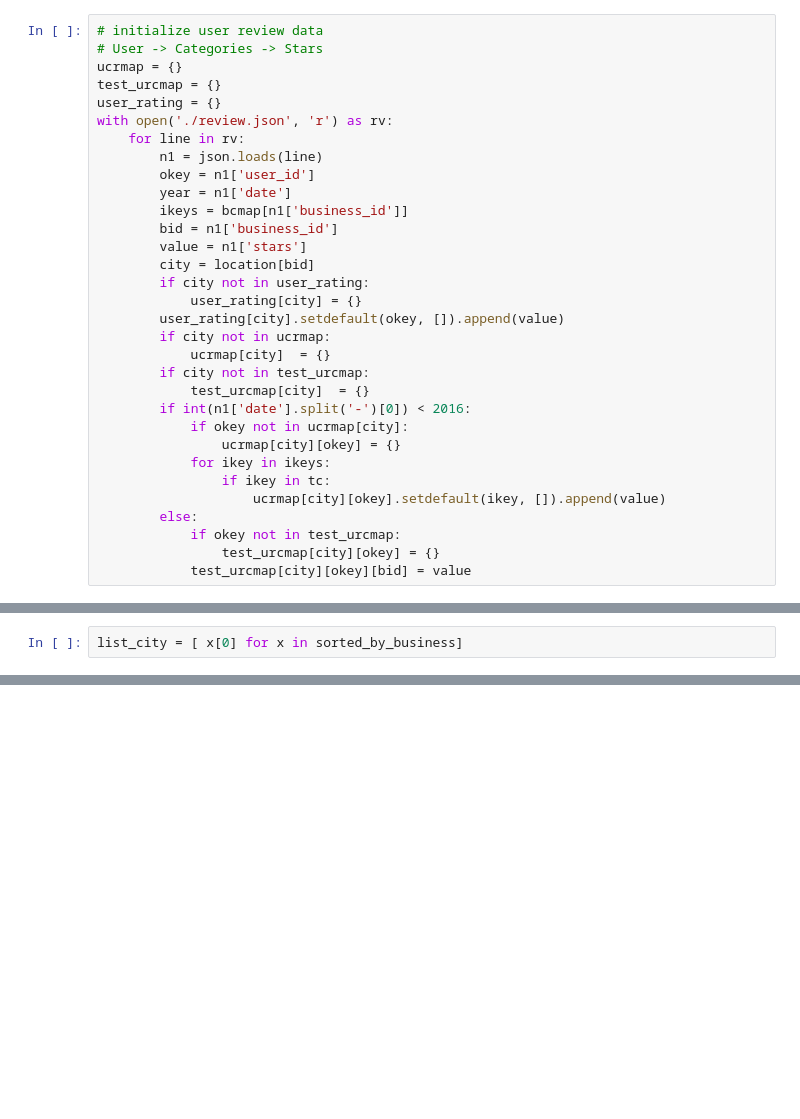
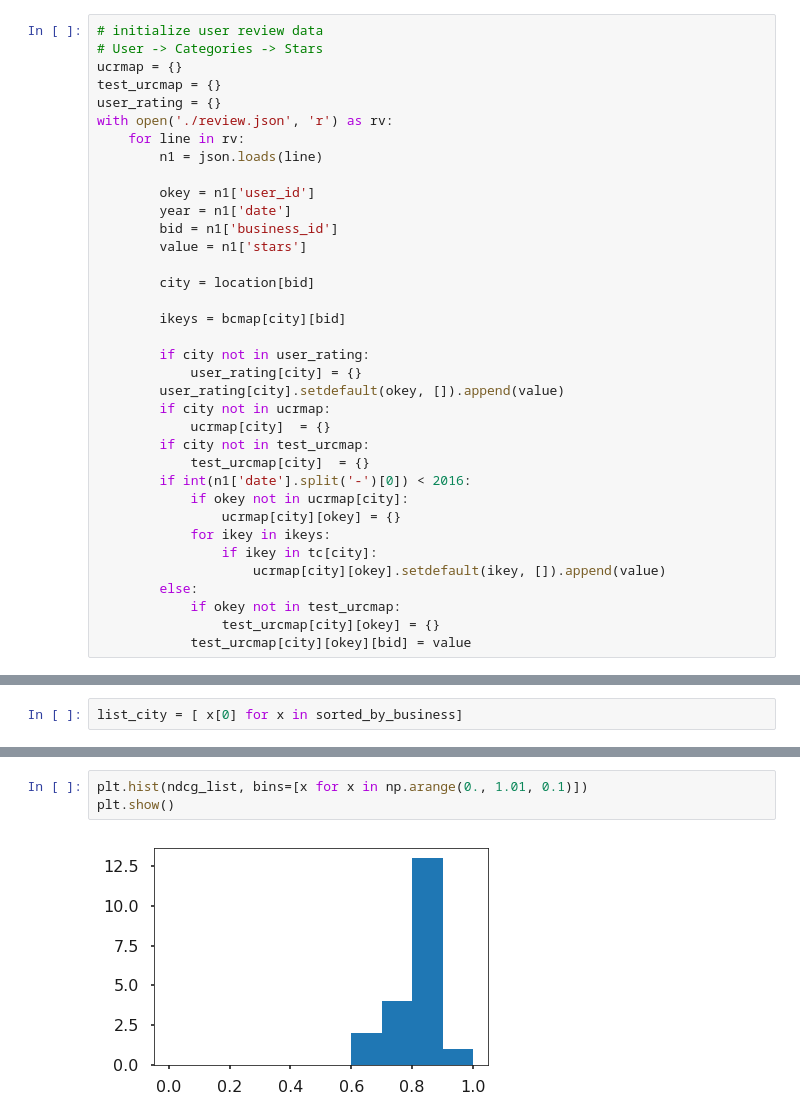
Before and after one commit to AbhayKasturia/YelpRecommendationSystem, a Jupyter notebook: Clustering/Clustering-based-on-city.ipynb, the cells around one changed output, grey strips where cells are left out. Drawn from its saved outputs; the diff is of its cells as text; blank space fills up the shorter version.

```diff
--- a/Clustering/Clustering-based-on-city.ipynb
+++ b/Clustering/Clustering-based-on-city.ipynb
@@ -94,12 +102,16 @@ user_rating = {}
 with open('./review.json', 'r') as rv:
     for line in rv:
         n1 = json.loads(line)
+
         okey = n1['user_id']
         year = n1['date']
-        ikeys = bcmap[n1['business_id']]
         bid = n1['business_id']
         value = n1['stars']
+
         city = location[bid]
+
+        ikeys = bcmap[city][bid]
+
         if city not in user_rating:
             user_rating[city] = {}
         user_rating[city].setdefault(okey, []).append(value)
@@ -111,7 +123,7 @@ with open('./review.json', 'r') as rv:
             if okey not in ucrmap[city]:
                 ucrmap[city][okey] = {}
             for ikey in ikeys:
-                if ikey in tc:
+                if ikey in tc[city]:
                     ucrmap[city][okey].setdefault(ikey, []).append(value)
         else:
             if okey not in test_urcmap:
@@ -402,0 +456,5 @@ plt.show()
+# %%
+plt.hist(ndcg_list, bins=[x for x in np.arange(0., 1.01, 0.1)])
+plt.show()
+# %% [output]
+[figure, added]
```
Also changed, not shown: parts of 7 cells of this notebook, 2 other files.
